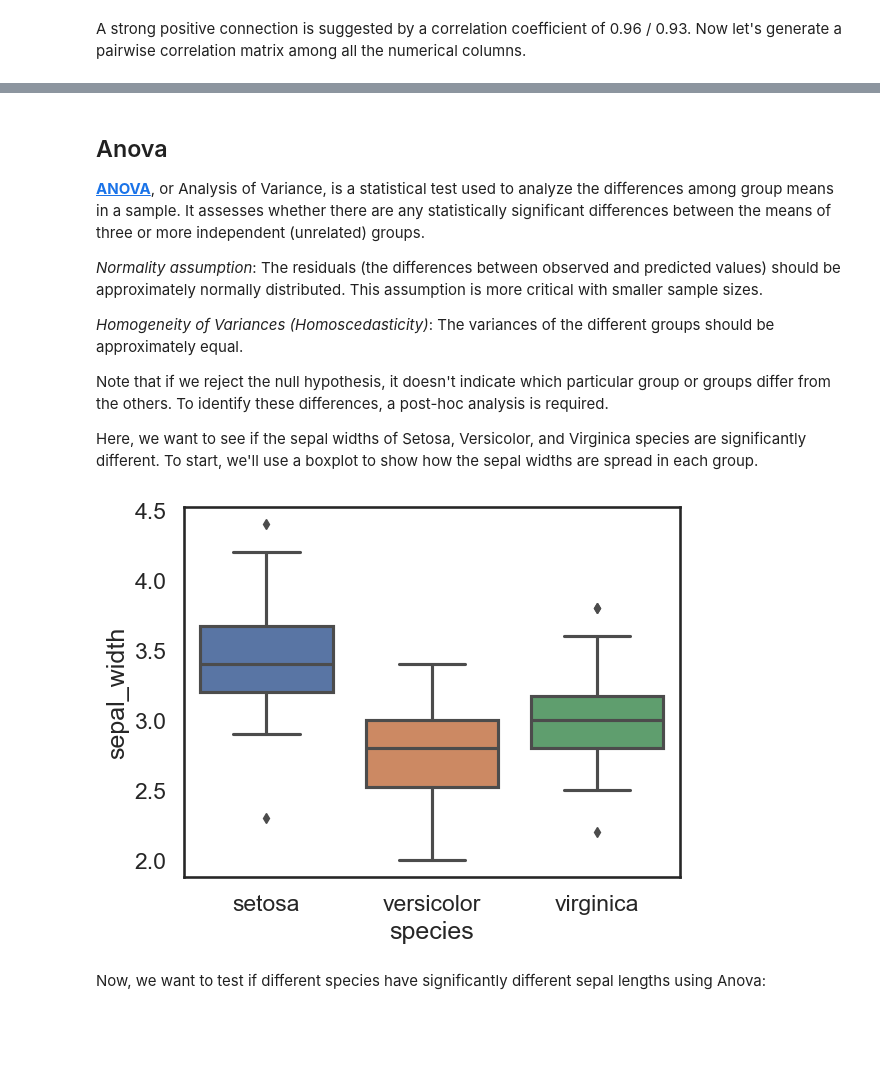
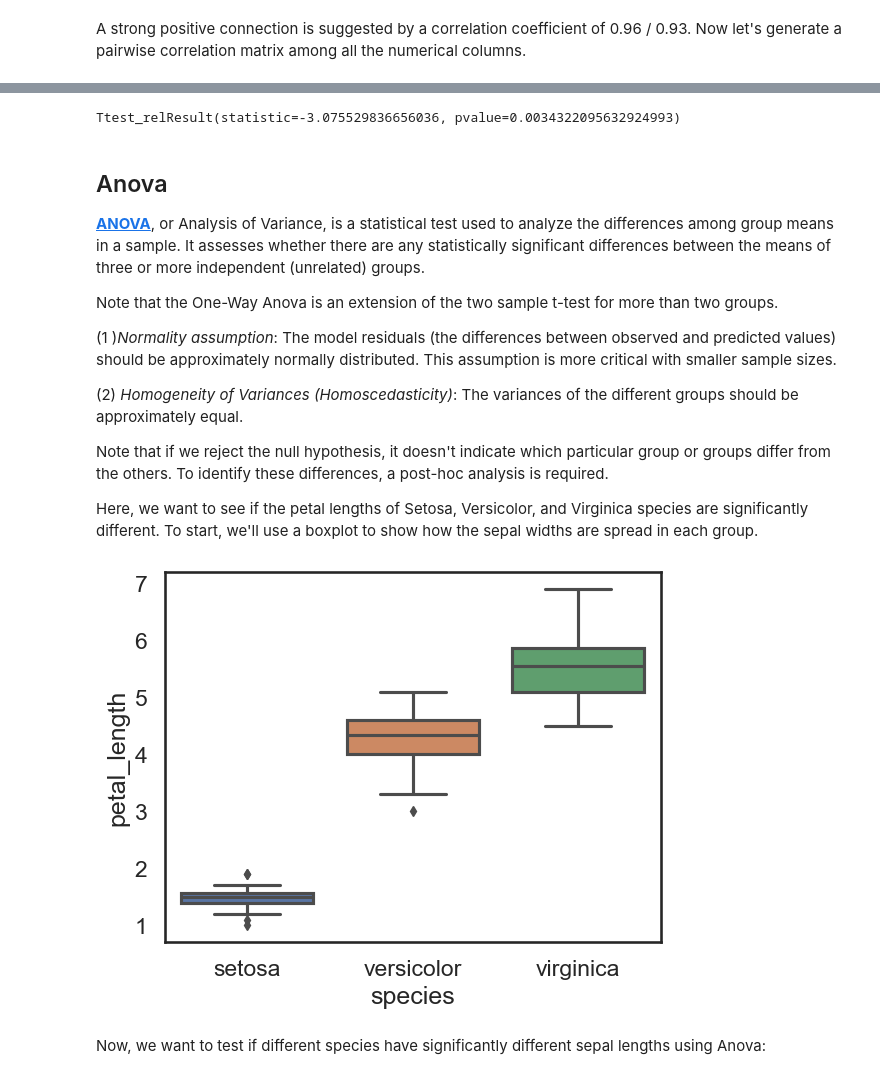
Before and after one commit to yoavram/PyDataSciBio, a Jupyter notebook: notebook_drafts/statistics_3.ipynb, the cells around one changed output, grey strips where cells are left out. Saved outputs shown, nothing was run; the diff lists cells and outputs as text; code cells hidden in the pictures; blank space fills up the shorter version.

```diff
--- a/notebook_drafts/statistics_3.ipynb
+++ b/notebook_drafts/statistics_3.ipynb
@@ -222,3 +257,9 @@ petal_length    -0.428440      0.871754     0.962865      1.000000
+# %%
+versicolor_sepal_width = iris_data.loc[iris_data.species=='versicolor']['sepal_width']
+virginica_sepal_width = iris_data.loc[iris_data.species=='virginica']['sepal_width']
+scipy.stats.ttest_rel(versicolor_sepal_width,virginica_sepal_width)
+# %% [output]
+Ttest_relResult(statistic=-3.075529836656036, pvalue=0.0034322095632924993)
 # %% [markdown]
 
 
@@ -229,17 +270,19 @@ petal_length    -0.428440      0.871754     0.962865      1.000000
 
 [**ANOVA**](https://en.wikipedia.org/wiki/Analysis_of_variance), or Analysis of Variance, is a statistical test used to analyze the differences among group means in a sample. It assesses whether there are any statistically significant differences between the means of three or more independent (unrelated) groups.
 
-*Normality assumption*: The residuals (the differences between observed and predicted values) should be approximately normally distributed. This assumption is more critical with smaller sample sizes.
+Note that the One-Way Anova is an extension of the two sample t-test for more than two groups.
 
-*Homogeneity of Variances (Homoscedasticity)*: The variances of the different groups should be approximately equal.
+(1 )*Normality assumption*: The model residuals (the differences between observed and predicted values) should be approximately normally distributed. This assumption is more critical with smaller sample sizes.
+
+(2) *Homogeneity of Variances (Homoscedasticity)*: The variances of the different groups should be approximately equal.
 
 Note that if we reject the null hypothesis, it doesn't indicate which particular group or groups differ from the others. To identify these differences, a post-hoc analysis is required.
 
-Here, we want to see if the sepal widths of Setosa, Versicolor, and Virginica species are significantly different. To start, we'll use a boxplot to show how the sepal widths are spread in each group.
+Here, we want to see if the petal lengths of Setosa, Versicolor, and Virginica species are significantly different. To start, we'll use a boxplot to show how the sepal widths are spread in each group.
 # %%
-sns.boxplot(data=iris_data, x="species", y="sepal_width");
+sns.boxplot(data=iris_data, x="species", y="petal_length");
 # %% [output]
-[figure, old version]
+[figure, new version]
 # %% [markdown]
 Now, we want to test if different species have significantly different sepal lengths using Anova:
 # %%
```
Also changed, not shown: parts of 65 cells of this notebook.
